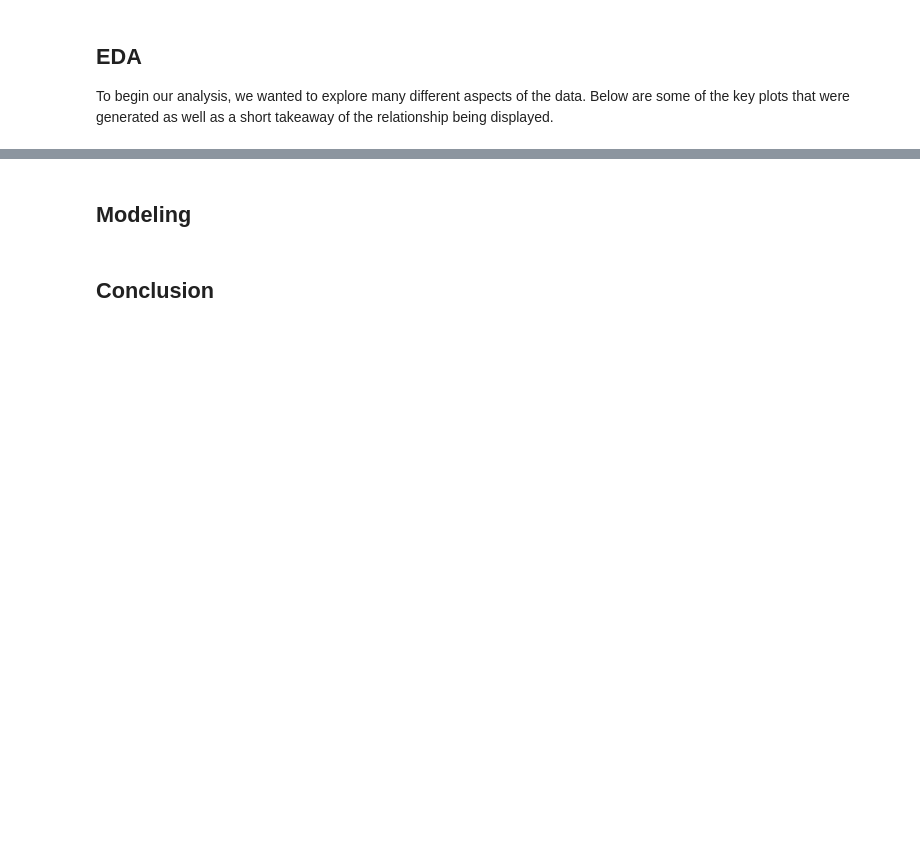
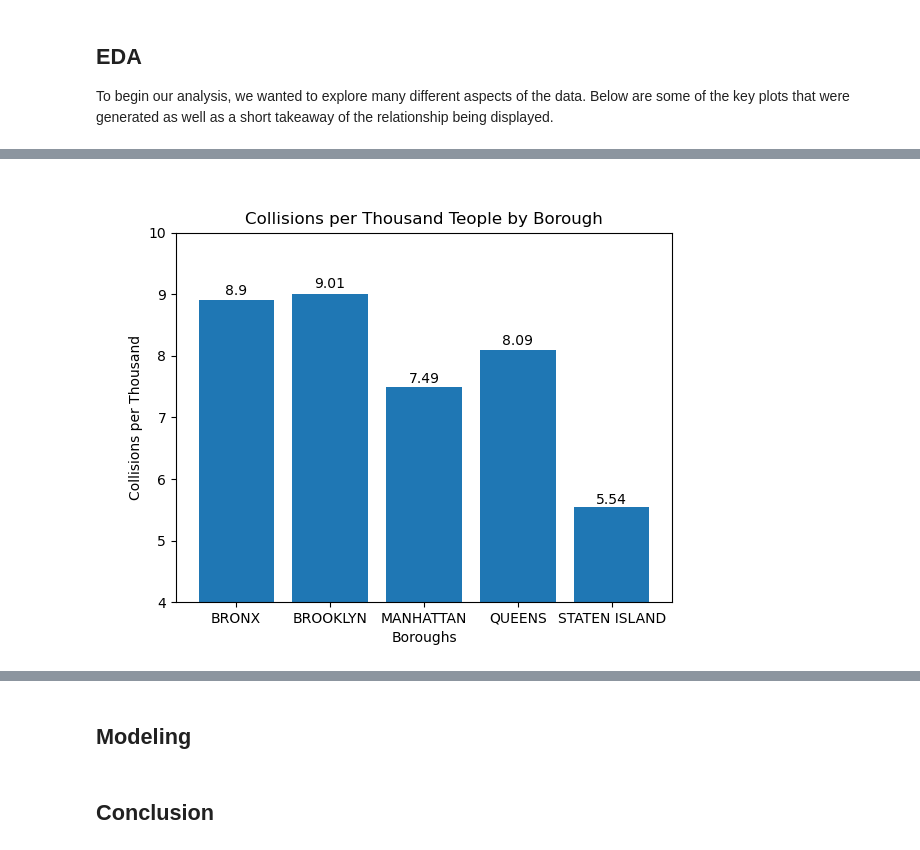
Before and after one commit to UCB-stat-159-s23/project-group19, a Jupyter notebook: main.ipynb, the cells around one changed output, grey strips where cells are left out. Drawn from its saved outputs; the diff is of its cells as text; code cells hidden in the pictures; blank space fills up the shorter version.

Commit message:
additions to write up and saving plots

```diff
--- a/main.ipynb
+++ b/main.ipynb
@@ -16,0 +29,4 @@ To begin our analysis, we wanted to explore many different aspects of the data.
+# %%
+Image("Charts/Collisions per Thousand People by Borough.png")
+# %% [output]
+[figure, added]
```
Also changed, not shown: parts of 10 cells of this notebook, 1 other file.
